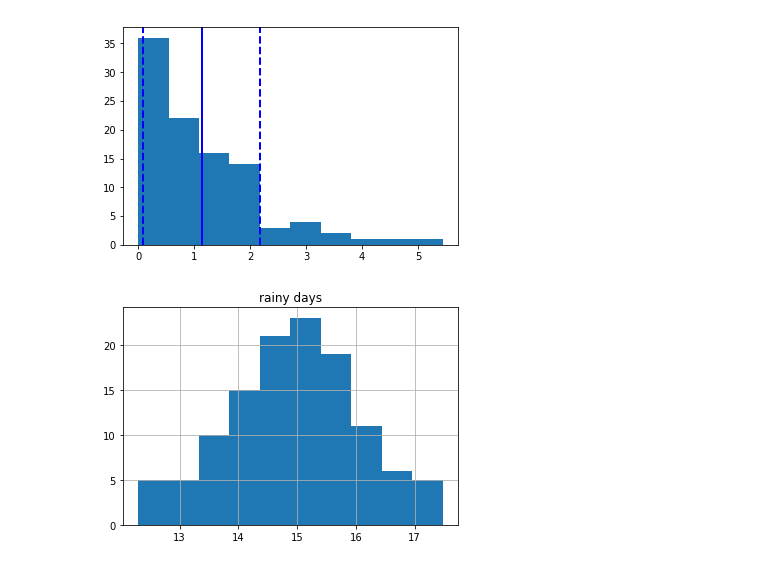
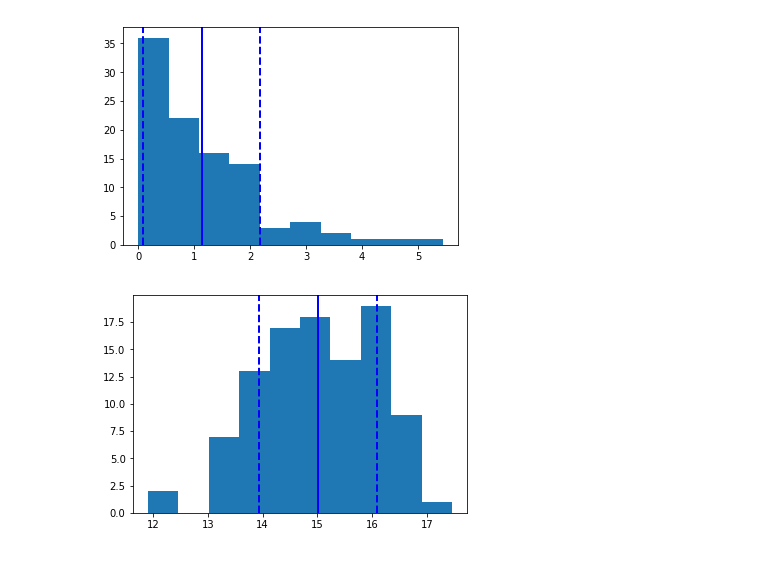
Before and after one commit to gahenton/thinkful, a Jupyter notebook: Thinkful_3.3.4_DRILL.ipynb, the cells around one changed output. Cells and saved outputs as stored; diff of their text form; code cells hidden in the pictures.

```diff
--- a/Thinkful_3.3.4_DRILL.ipynb
+++ b/Thinkful_3.3.4_DRILL.ipynb
@@ -158,11 +162,11 @@ plt.show()
 # %%
 # Test of what a rainy days chart would look like predicted over 10 years with
 # the average number of rainy days in a month being 15 and the standard deviation being 1.
-mean = 15
-sd =1
+# mean = 15
+# sd =1
 
-df = pd.DataFrame({'rainy days': np.random.normal(mean, sd, 120)})
-df.hist()
+# df = pd.DataFrame({'rainy days': np.random.normal(mean, sd, 120)})
+# df.hist()
 # I'm not sure how to apply the vertical lines to the variable df, so I commented them out.
 # Add a vertical line at the mean.
 # plt.axvline(rand1.mean(), color='b', linestyle='solid', linewidth=2)
@@ -173,5 +177,27 @@ df.hist()
 # Add a vertical line at one standard deviation below the mean.
 # plt.axvline(rand1.mean()-rand1.std(), color='b', linestyle='dashed', linewidth=2)
 plt.show()
-# %% [output]
-[figure, removed]
+# %%
+# "Additionally" Exercise:
+
+
+country_homes = np.random.normal(5, .5, 100)
+city_homes = np.random.normal(10, 1, 100)
+all_homes = country_homes + city_homes
+
+# Plot a histogram.
+plt.hist(all_homes)
+
+# Add a vertical line at the mean.
+plt.axvline(all_homes.mean(), color='b', linestyle='solid', linewidth=2)
+
+# Add a vertical line at one standard deviation above the mean.
+plt.axvline(all_homes.mean() + all_homes.std(), color='b', linestyle='dashed', linewidth=2)
+
+#Add a vertical line at one standard deviation below the mean.
+plt.axvline(all_homes.mean() - all_homes.std(), color='b', linestyle='dashed', linewidth=2)
+
+# Print the histogram.
+plt.show()
+# %% [output]
+[figure, added]
```
Also changed, not shown: parts of 2 cells of this notebook.
